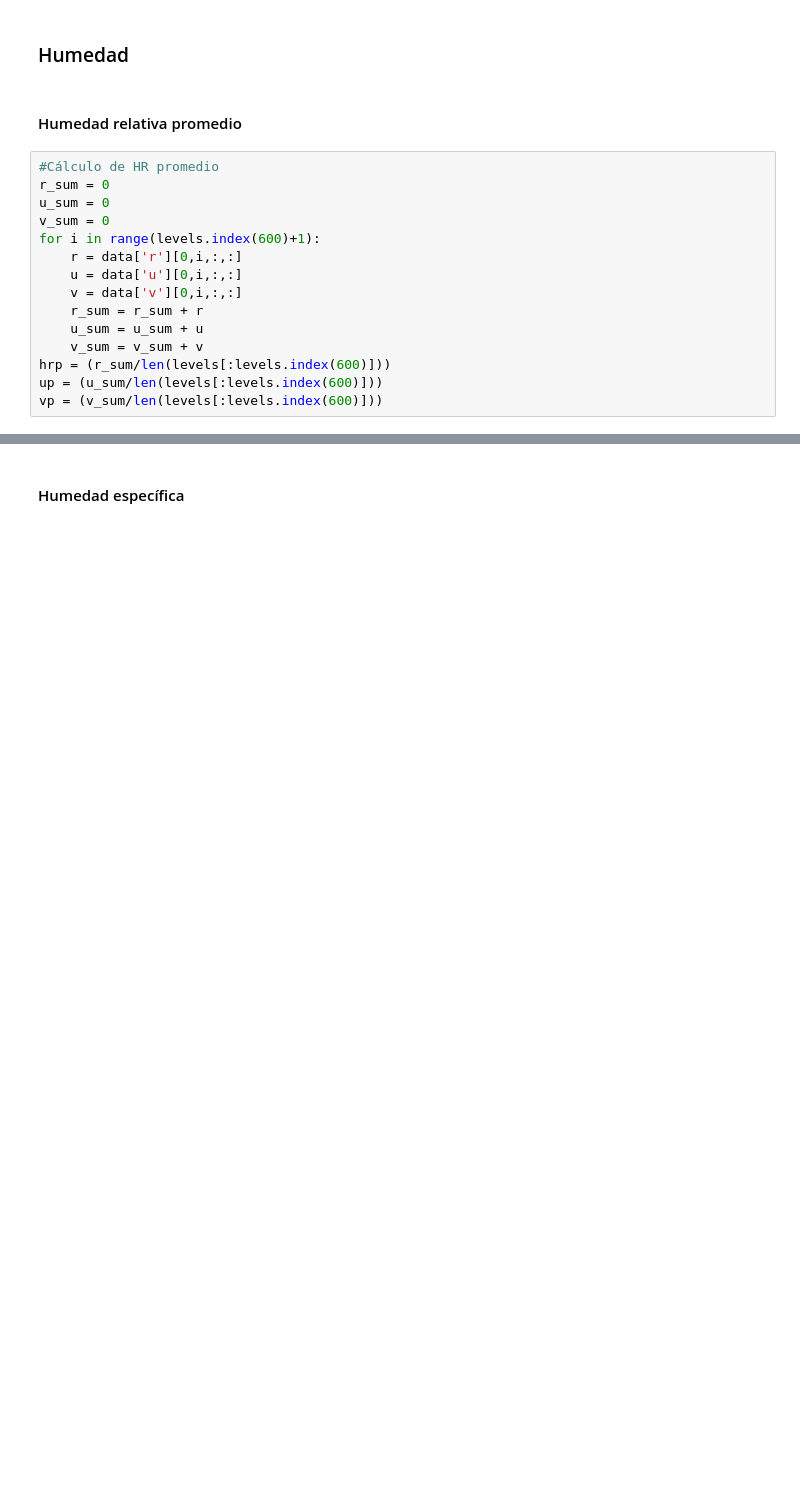
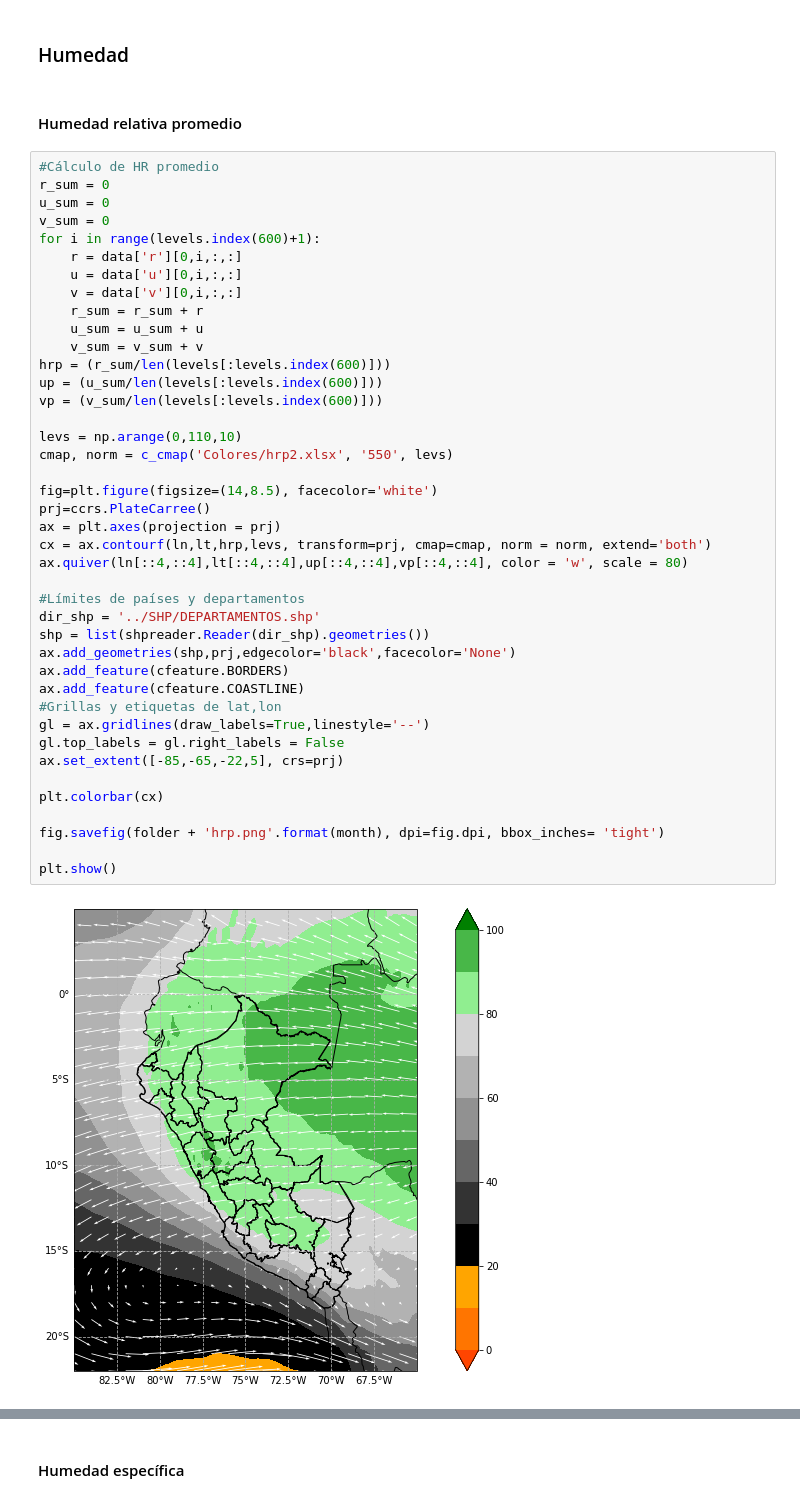
Before and after one commit to rosepb28/ERA5, a Jupyter notebook: era5.ipynb, the cells around one changed output, grey strips where cells are left out. Drawn from its saved outputs; the diff is of its cells as text; blank space fills up the shorter version.

```diff
--- a/era5.ipynb
+++ b/era5.ipynb
@@ -194,15 +193,43 @@ plt.show()
 # %%
 #Cálculo de HR promedio
 r_sum = 0
 u_sum = 0
 v_sum = 0
 for i in range(levels.index(600)+1):
     r = data['r'][0,i,:,:]
     u = data['u'][0,i,:,:]
     v = data['v'][0,i,:,:]
     r_sum = r_sum + r
     u_sum = u_sum + u
     v_sum = v_sum + v
 hrp = (r_sum/len(levels[:levels.index(600)]))
 up = (u_sum/len(levels[:levels.index(600)]))
 vp = (v_sum/len(levels[:levels.index(600)]))
+
+levs = np.arange(0,110,10)
+cmap, norm = c_cmap('Colores/hrp2.xlsx', '550', levs)
+
+fig=plt.figure(figsize=(14,8.5), facecolor='white')
+prj=ccrs.PlateCarree()
+ax = plt.axes(projection = prj)
+cx = ax.contourf(ln,lt,hrp,levs, transform=prj, cmap=cmap, norm = norm, extend='both')
+ax.quiver(ln[::4,::4],lt[::4,::4],up[::4,::4],vp[::4,::4], color = 'w', scale = 80)
+
+#Límites de países y departamentos
+dir_shp = '../SHP/DEPARTAMENTOS.shp'
+shp = list(shpreader.Reader(dir_shp).geometries())
+ax.add_geometries(shp,prj,edgecolor='black',facecolor='None')
+ax.add_feature(cfeature.BORDERS)
+ax.add_feature(cfeature.COASTLINE)
+#Grillas y etiquetas de lat,lon
+gl = ax.gridlines(draw_labels=True,linestyle='--')
+gl.top_labels = gl.right_labels = False
+ax.set_extent([-85,-65,-22,5], crs=prj)
+
+plt.colorbar(cx)
+
+fig.savefig(folder + 'hrp.png'.format(month), dpi=fig.dpi, bbox_inches= 'tight')
+
+plt.show()
+# %% [output]
+[figure, added]
```
Also changed, not shown: parts of 9 cells of this notebook, 7 other files.
